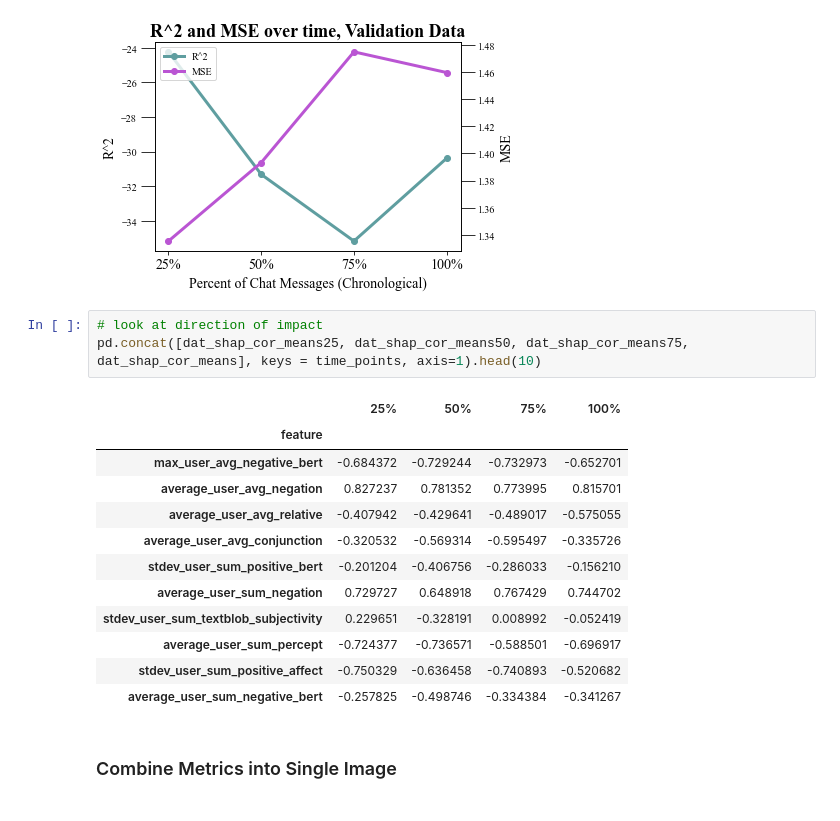
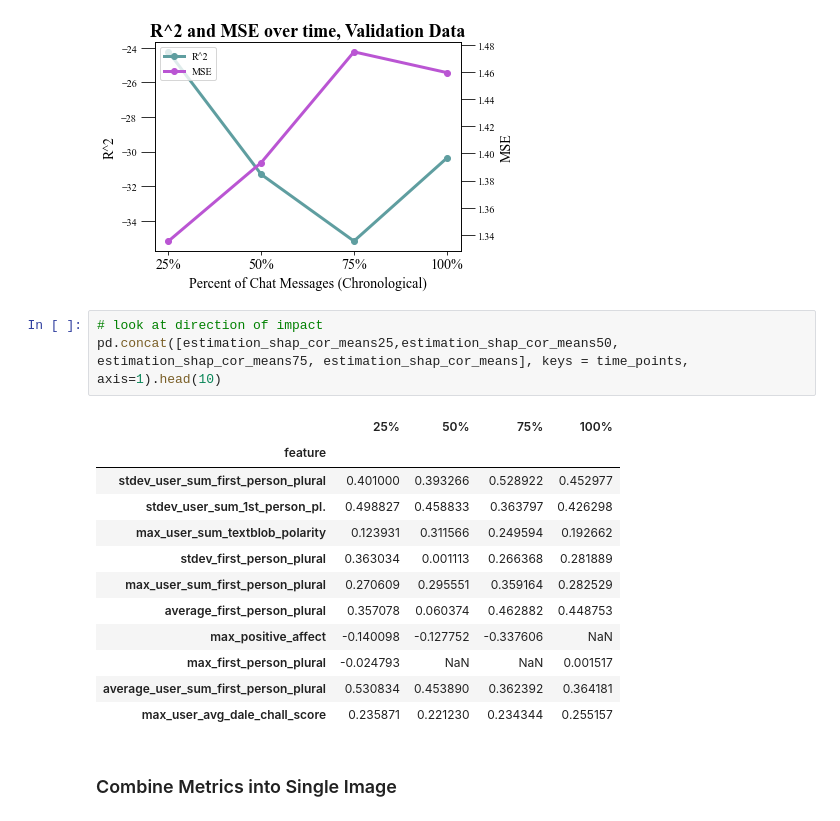
Before and after one commit to Watts-Lab/team_comm_tools, a Jupyter notebook: feature_engine/model/model_per_task_cv.ipynb, the cells around one changed output. Cells and saved outputs as stored; diff of their text form.

```diff
--- a/feature_engine/model/model_per_task_cv.ipynb
+++ b/feature_engine/model/model_per_task_cv.ipynb
@@ -761,20 +790,20 @@ plot_r2_and_mse_over_time(test_metrics, "R^2 and MSE over time, Validation Data"
 [figure]
 # %%
 # look at direction of impact
-pd.concat([dat_shap_cor_means25, dat_shap_cor_means50, dat_shap_cor_means75, dat_shap_cor_means], keys = time_points, axis=1).head(10)
+pd.concat([estimation_shap_cor_means25,estimation_shap_cor_means50, estimation_shap_cor_means75, estimation_shap_cor_means], keys = time_points, axis=1).head(10)
 # %% [output]
 |  | 25% | 50% | 75% | 100% |
 | feature |  |  |  |  |
-| max_user_avg_negative_bert | -0.684372 | -0.729244 | -0.732973 | -0.652701 |
-| average_user_avg_negation | 0.827237 | 0.781352 | 0.773995 | 0.815701 |
-| average_user_avg_relative | -0.407942 | -0.429641 | -0.489017 | -0.575055 |
-| average_user_avg_conjunction | -0.320532 | -0.569314 | -0.595497 | -0.335726 |
-| stdev_user_sum_positive_bert | -0.201204 | -0.406756 | -0.286033 | -0.156210 |
-| average_user_sum_negation | 0.729727 | 0.648918 | 0.767429 | 0.744702 |
-| stdev_user_sum_textblob_subjectivity | 0.229651 | -0.328191 | 0.008992 | -0.052419 |
-| average_user_sum_percept | -0.724377 | -0.736571 | -0.588501 | -0.696917 |
-| stdev_user_sum_positive_affect | -0.750329 | -0.636458 | -0.740893 | -0.520682 |
-| average_user_sum_negative_bert | -0.257825 | -0.498746 | -0.334384 | -0.341267 |
+| stdev_user_sum_first_person_plural | 0.401000 | 0.393266 | 0.528922 | 0.452977 |
+| stdev_user_sum_1st_person_pl. | 0.498827 | 0.458833 | 0.363797 | 0.426298 |
+| max_user_sum_textblob_polarity | 0.123931 | 0.311566 | 0.249594 | 0.192662 |
+| stdev_first_person_plural | 0.363034 | 0.001113 | 0.266368 | 0.281889 |
+| max_user_sum_first_person_plural | 0.270609 | 0.295551 | 0.359164 | 0.282529 |
+| average_first_person_plural | 0.357078 | 0.060374 | 0.462882 | 0.448753 |
+| max_positive_affect | -0.140098 | -0.127752 | -0.337606 | NaN |
+| max_first_person_plural | -0.024793 | NaN | NaN | 0.001517 |
+| average_user_sum_first_person_plural | 0.530834 | 0.453890 | 0.362392 | 0.364181 |
+| max_user_avg_dale_chall_score | 0.235871 | 0.221230 | 0.234344 | 0.255157 |
 # %% [markdown]
 ### Combine Metrics into Single Image
 # %%
```
Also changed, not shown: parts of 21 cells of this notebook, 25 other files.
